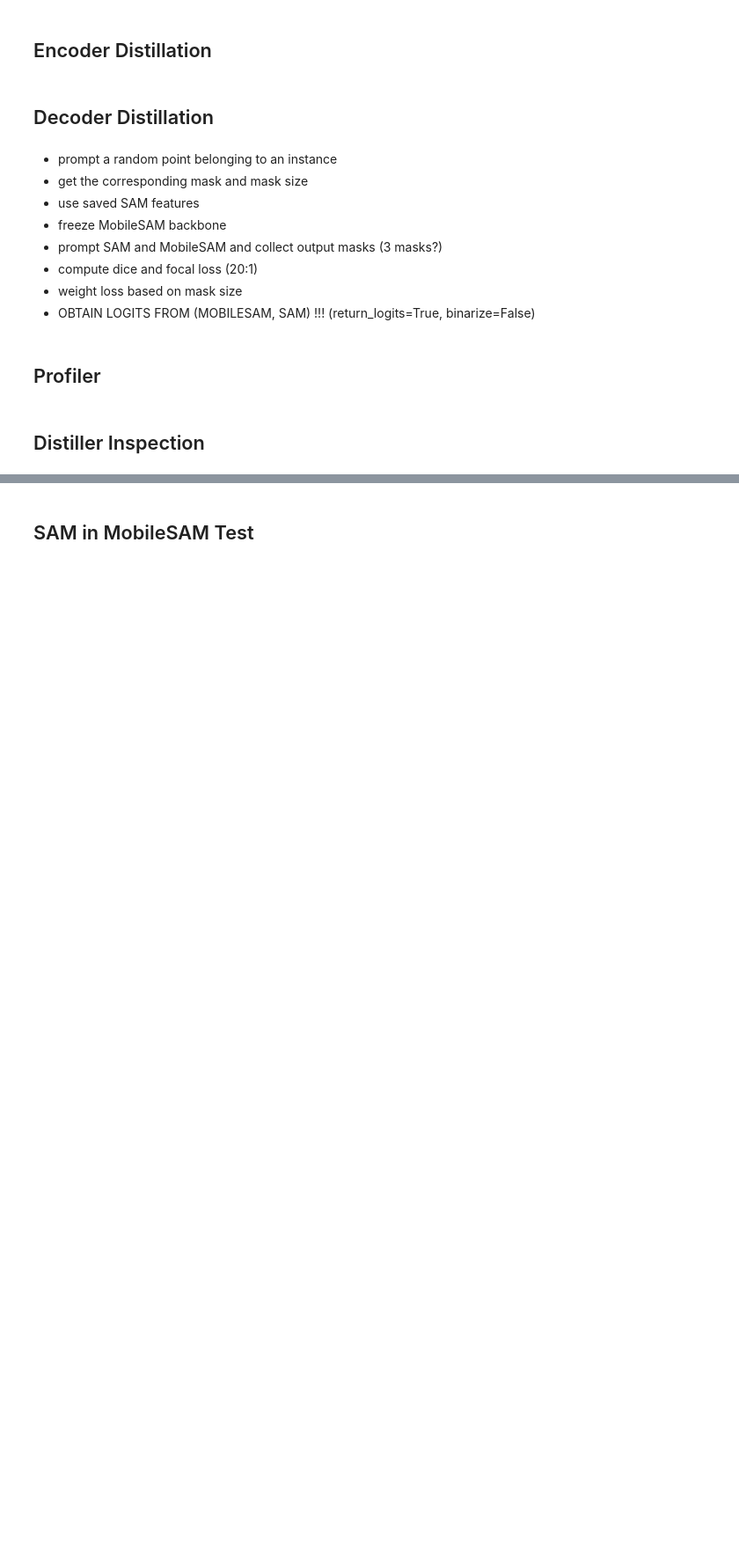
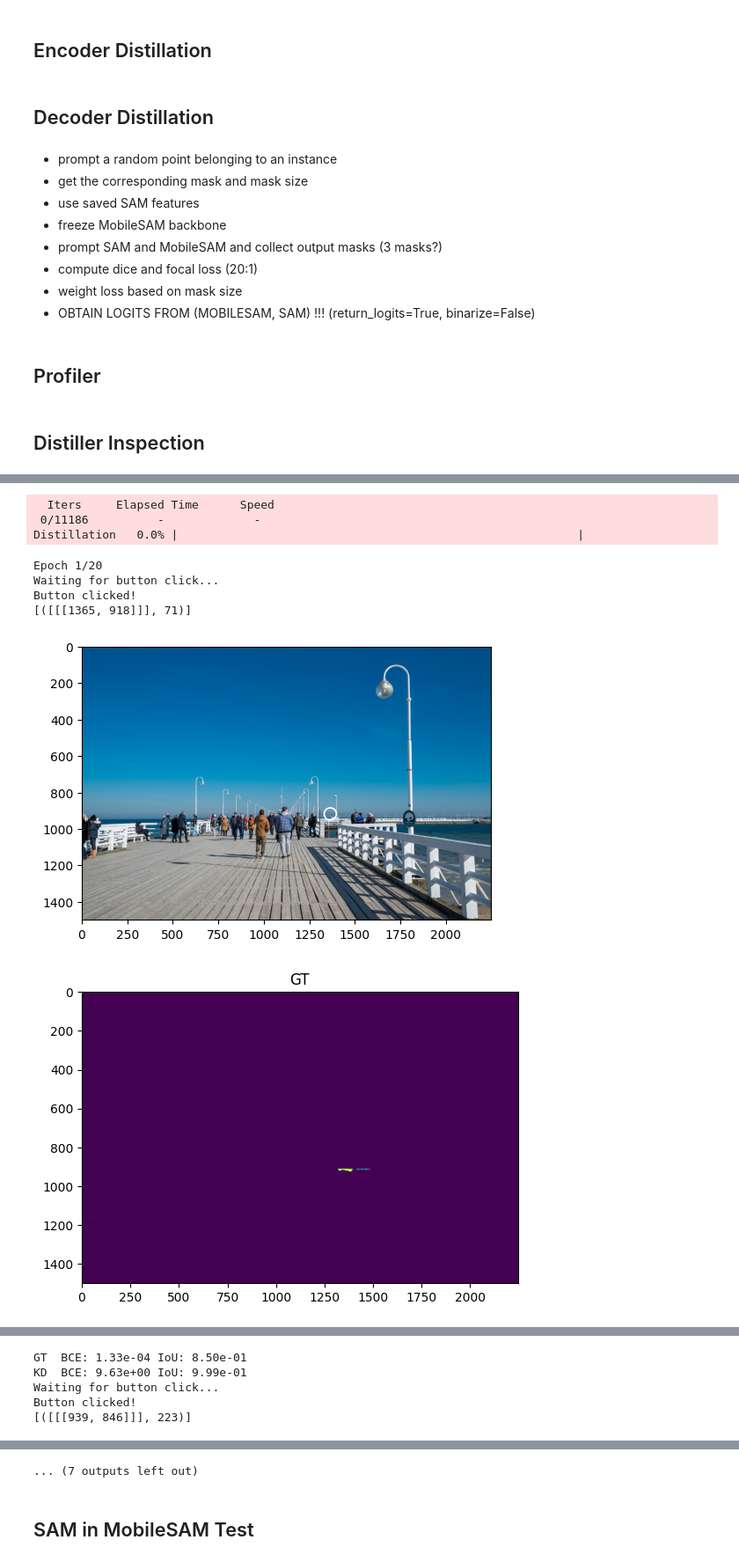
Before and after one commit to simoneangarano/BenchSAM, a Jupyter notebook: notebooks/Distillation.ipynb, the cells around one changed output, grey strips where cells are left out. Shown at 88% size. Drawn from its saved outputs; the diff is of its cells as text; code cells hidden in the pictures; blank space fills up the shorter version.

Commit message:
inspection and rle mask encoding

```diff
--- a/notebooks/Distillation.ipynb
+++ b/notebooks/Distillation.ipynb
@@ -344,18 +295,25 @@ PROFILE = False
+# %%
+with open('../config.yaml', 'r') as f:
+    cfg = yaml.load(f, Loader=yaml.FullLoader)
+
+cfg['DATA_DIR'] = Path('../' + cfg['DATA_DIR'])
+cfg['DEVICE'] = torch.device(f"cuda:{cfg['GPU']}" if torch.cuda.is_available() else "cpu")
+cfg['PRETRAINED'] = True if cfg['MODE'] == 'decoder' else False
+DISTILLER = InspectDistiller
 # %%
-dataset = SA1B_Dataset(root=DATA_DIR.joinpath('SA_1B/images/'), split=["sa_00000" + str(i) for i in range(1)], features=None, labels=True)
-dataloader = torch.utils.data.DataLoader(dataset, batch_size=1, shuffle=SHUFFLE, num_workers=NUM_WORKERS, pin_memory=False)
-test_dataset = SA1B_Dataset(root=DATA_DIR.joinpath('SA_1B/images/'), split=[SPLIT], features=None, labels=True)
-test_dataloader = torch.utils.data.DataLoader(test_dataset, batch_size=1, shuffle=False, num_workers=NUM_WORKERS, pin_memory=False)
+dataset = SA1B_Dataset(root=cfg['DATA_DIR'].joinpath('SA_1B/images/'), split=["sa_00000" + str(i) for i in range(cfg['TRAIN_SPLITS'])],
+                        features=None, labels=True)
+dataloader = torch.utils.data.DataLoader(dataset, batch_size=1, shuffle=cfg['SHUFFLE'], num_workers=cfg['NUM_WORKERS'], pin_memory=False)
+test_dataset = SA1B_Dataset(root=cfg['DATA_DIR'].joinpath('SA_1B/images/'), split=[cfg['SPLIT']],
+                            features=None, labels=True, max=cfg['MAX_TEST'])
+test_dataloader = torch.utils.data.DataLoader(test_dataset, batch_size=1, shuffle=False, num_workers=cfg['NUM_WORKERS'], pin_memory=False)
 
-teacher = SamModel.from_pretrained("facebook/sam-vit-huge").to(DEVICE)
+teacher = SamModel.from_pretrained("facebook/sam-vit-huge").to(cfg['DEVICE'])
 teacher.eval()
 processor = SamProcessor.from_pretrained("facebook/sam-vit-huge")
-#teacher_predictor = SamPredictor(teacher)
-#teacher_gen = SamAutomaticMaskGenerator(teacher, teacher_predictor)
 
-model_type = "vit_t"
-sam_checkpoint = "../bin/mobile_sam.pt" if PRETRAINED else None
-model = sam_model_registry[model_type](checkpoint=sam_checkpoint, size_embedding=SIZE_EMBEDDING).to(DEVICE)
+sam_checkpoint = "../bin/mobile_sam.pt" if cfg['PRETRAINED'] else None
+model = sam_model_registry["vit_t"](checkpoint=sam_checkpoint, size_embedding=cfg['SIZE_EMBEDDING']).to(cfg['DEVICE'])
 model.eval()
 for m in model.image_encoder.modules():
     if isinstance(m, torch.nn.BatchNorm2d):
@@ -363,8 +321,10 @@ for m in model.image_encoder.modules():
         m.weight.requires_grad_(False)
         m.bias.requires_grad_(False)
 student = SamPredictor(model)
-student_gen = SamAutomaticMaskGenerator(model, student)
 
-params = student.model.mask_decoder.parameters()
-optimizer = torch.optim.Adam(params, lr=LR)
-scheduler = torch.optim.lr_scheduler.ExponentialLR(optimizer, gamma=DECAY)
+params = list(student.model.mask_decoder.parameters()) + list(student.model.prompt_encoder.parameters())
+
+if cfg['OPTIM'] == 'adamw':
+    optimizer = torch.optim.AdamW(params, lr=cfg['LR'], weight_decay=cfg['WD'])
+if cfg['SCHEDULER'] == 'cos':
+    scheduler = torch.optim.lr_scheduler.CosineAnnealingLR(optimizer, T_max=cfg['EPOCHS'], eta_min=1.0e-7)
@@ -385,0 +331,7 @@ POINT_NUM = 5
+# %%
+distiller = DISTILLER(teacher, student, processor, dataloader, test_dataloader, optimizer, scheduler, loss_weights=cfg['LOSS_WEIGHTS'],
+                      n_prompts=cfg['N_PROMPTS'], random_prompt=cfg['RANDOM_PROMPT'], edge_filter=cfg['EDGE_FILTER'],
+                      profile=cfg['PROFILE'], device=cfg['DEVICE'], button=Button(description='step()'))
+asyncio.create_task(distiller.distill(epochs=cfg['EPOCHS'], acc=cfg['BATCH_SIZE'], use_saved_features=cfg['LOAD_FEATURES'], name=f"{cfg['MODE']}_{cfg['EXP']}"))
+distiller.BUTTON
+# %% [output]
@@ -385,0 +339,9 @@ POINT_NUM = 5
+  Iters     Elapsed Time      Speed
+ 0/11186          -             -
+Distillation   0.0% |                                                          |
+Epoch 1/20
+Waiting for button click...
+Button clicked!
+[([[[1365, 918]]], 71)]
+[figure, added]
+[figure, added]
@@ -385,0 +355,5 @@ POINT_NUM = 5
+GT  BCE: 1.33e-04 IoU: 8.50e-01
+KD  BCE: 9.63e+00 IoU: 9.99e-01
+Waiting for button click...
+Button clicked!
+[([[[939, 846]]], 223)]
@@ -386,3 +361,4 @@ POINT_NUM = 5
+... (7 outputs left out)
 # %% [markdown]
 ## SAM in MobileSAM Test
 # %%
```
Also changed, not shown: parts of 20 cells of this notebook, 3 other files.
